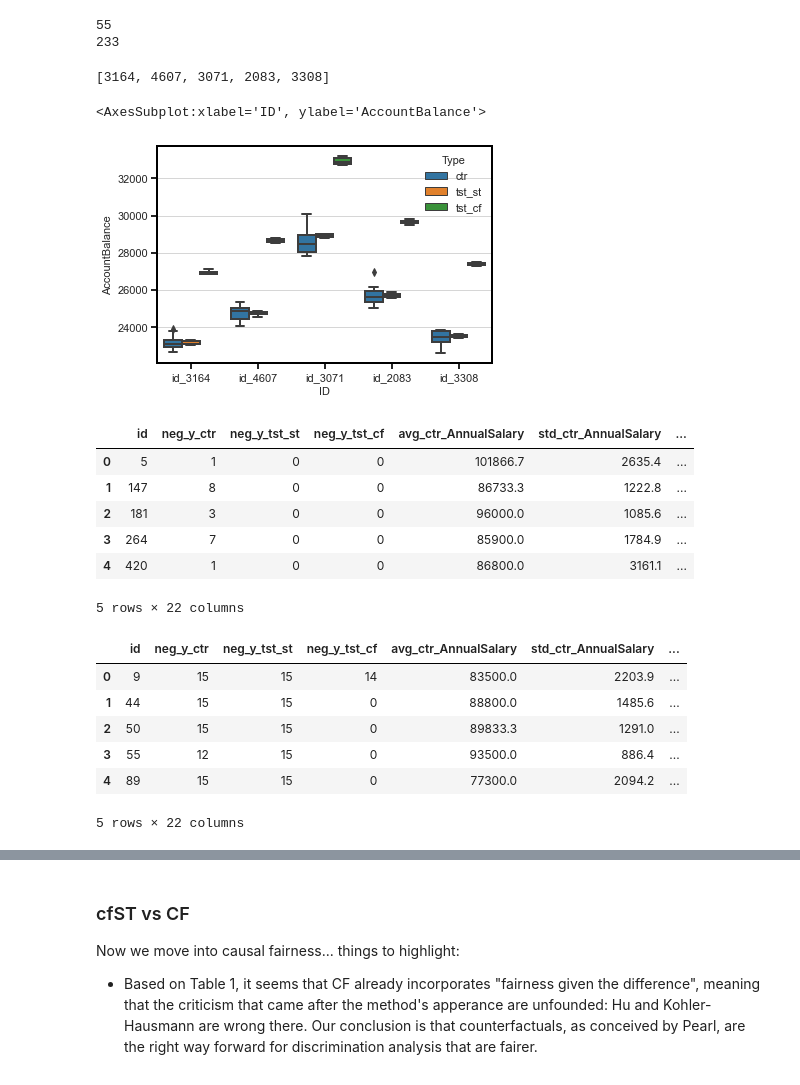
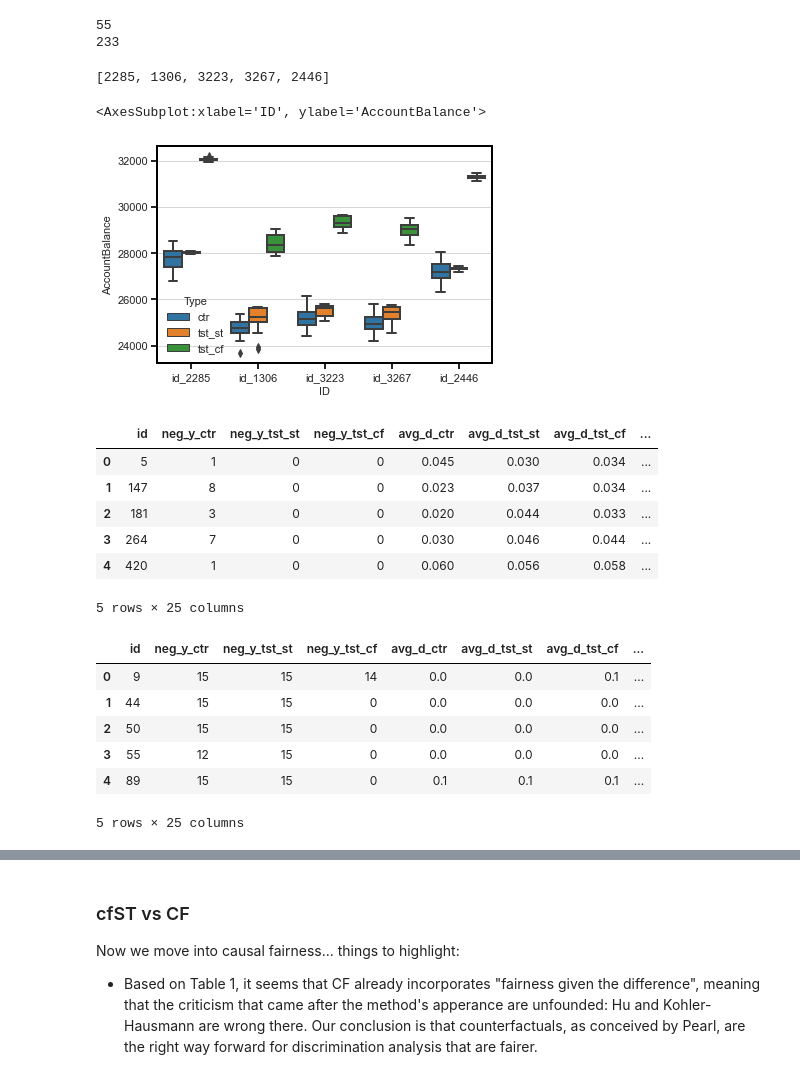
Before and after one commit to cc-jalvarez/counterfactual-situation-testing, a Jupyter notebook: prototype_synthetic_data.ipynb, the cells around one changed output, grey strips where cells are left out. Drawn from its saved outputs; the diff is of its cells as text; code cells hidden in the pictures.

```diff
--- a/prototype_synthetic_data.ipynb
+++ b/prototype_synthetic_data.ipynb
@@ -137,8 +147,9 @@ print(len(set2))
 # let's look at those c's that appear both in stST and cfST
 test_n = 5
 
-test_c = random.sample(set2, test_n)
+test_c = random.sample(set1, test_n)
 # test_c = random.sample(set2, test_n)
+
 print(test_c)
 
 var = ['AnnualSalary', 'AccountBalance']
@@ -155,38 +166,38 @@ for c in test_c:
     temp_df_list.append(temp_ctr)
     del temp_ctr
 
 #     print(stST_knn[c]['tst_idx'])
     temp_tst_st = org_df.iloc[stST_knn[c]['tst_idx'], :][var].copy()
     temp_tst_st['ID'] = 'id_' + str(c)
     temp_tst_st['Type'] = 'tst_st'
     temp_df_list.append(temp_tst_st)
     del temp_tst_st
 
 #     print(cfST_knn[c]['tst_idx'])
     temp_tst_cf = org_cf_df.iloc[cfST_knn[c]['tst_idx'], :][var].copy()
     temp_tst_cf['ID'] = 'id_' + str(c)
     temp_tst_cf['Type'] = 'tst_cf'
     temp_df_list.append(temp_tst_cf)
     del temp_tst_cf
 
 
 
 box_plot_data = pd.concat(temp_df_list)
 del temp_df_list
 
 # box_plot_data
 sns.boxplot(x = box_plot_data['ID'],
             y = box_plot_data['AccountBalance'],
             hue = box_plot_data['Type'])
 
 # todo: save var x set combination
 # %% [output]
-[3164, 4607, 3071, 2083, 3308]
+[2285, 1306, 3223, 3267, 2446]
 <AxesSubplot:xlabel='ID', ylabel='AccountBalance'>
-[figure, old version]
+[figure, new version]
 # %%
 # Get summary stats
-nsf = 1
+nsf = 3
 list_temp_df = []
 var = ['AnnualSalary', 'AccountBalance']
 var.append('LoanApproval')
@@ -200,9 +211,14 @@ for c in set1:
 
     temp_df['id'] = c
 
-    temp_df['neg_y_ctr'] = temp_ctr[temp_ctr['LoanApproval'] == -1].shape[0]
+    temp_df['neg_y_ctr']    = temp_ctr[temp_ctr['LoanApproval'] == -1].shape[0]
     temp_df['neg_y_tst_st'] = temp_tst_st[temp_tst_st['LoanApproval'] == -1].shape[0]
     temp_df['neg_y_tst_cf'] = temp_tst_cf[temp_tst_cf['LoanApproval'] == -1].shape[0]
+
+    temp_df['avg_d_ctr']    = round(sum(stST_dis[c]['ctr_idx']) / len(stST_dis[c]['ctr_idx']), nsf)
+    temp_df['avg_d_tst_st'] = round(sum(stST_dis[c]['tst_idx']) / len(stST_dis[c]['tst_idx']), nsf)
+    temp_df['avg_d_tst_cf'] = round(sum(cfST_dis[c]['tst_idx']) / len(cfST_dis[c]['tst_idx']), nsf)
+
 
     for v in var:
         temp_df['avg_ctr_' + v] = round(temp_ctr.mean()[v], nsf)
@@ -220,13 +236,13 @@ set1_summary_stats = pd.DataFrame(list_temp_df)
 
 set1_summary_stats.head(5)
 # %% [output]
-|  | id | neg_y_ctr | neg_y_tst_st | neg_y_tst_cf | avg_ctr_AnnualSalary | std_ctr_AnnualSalary | ... |
-| 0 | 5 | 1 | 0 | 0 | 101866.7 | 2635.4 | ... |
-| 1 | 147 | 8 | 0 | 0 | 86733.3 | 1222.8 | ... |
-| 2 | 181 | 3 | 0 | 0 | 96000.0 | 1085.6 | ... |
-| 3 | 264 | 7 | 0 | 0 | 85900.0 | 1784.9 | ... |
-| 4 | 420 | 1 | 0 | 0 | 86800.0 | 3161.1 | ... |
+|  | id | neg_y_ctr | neg_y_tst_st | neg_y_tst_cf | avg_d_ctr | avg_d_tst_st | avg_d_tst_cf | ... |
+| 0 | 5 | 1 | 0 | 0 | 0.045 | 0.030 | 0.034 | ... |
+| 1 | 147 | 8 | 0 | 0 | 0.023 | 0.037 | 0.034 | ... |
+| 2 | 181 | 3 | 0 | 0 | 0.020 | 0.044 | 0.033 | ... |
+| 3 | 264 | 7 | 0 | 0 | 0.030 | 0.046 | 0.044 | ... |
+| 4 | 420 | 1 | 0 | 0 | 0.060 | 0.056 | 0.058 | ... |
-5 rows × 22 columns
+5 rows × 25 columns
 # %%
 # Get summary stats
 nsf = 1
@@ -243,9 +259,13 @@ for c in set2:
 
     temp_df['id'] = c
 
-    temp_df['neg_y_ctr'] = temp_ctr[temp_ctr['LoanApproval'] == -1].shape[0]
+    temp_df['neg_y_ctr']    = temp_ctr[temp_ctr['LoanApproval'] == -1].shape[0]
     temp_df['neg_y_tst_st'] = temp_tst_st[temp_tst_st['LoanApproval'] == -1].shape[0]
     temp_df['neg_y_tst_cf'] = temp_tst_cf[temp_tst_cf['LoanApproval'] == -1].shape[0]
+
+    temp_df['avg_d_ctr']    = round(sum(stST_dis[c]['ctr_idx']) / len(stST_dis[c]['ctr_idx']), nsf)
+    temp_df['avg_d_tst_st'] = round(sum(stST_dis[c]['tst_idx']) / len(stST_dis[c]['tst_idx']), nsf)
+    temp_df['avg_d_tst_cf'] = round(sum(cfST_dis[c]['tst_idx']) / len(cfST_dis[c]['tst_idx']), nsf)
 
     for v in var:
         temp_df['avg_ctr_' + v] = round(temp_ctr.mean()[v], nsf)
@@ -262,13 +282,13 @@ for c in set2:
 set2_summary_stats = pd.DataFrame(list_temp_df)
 set2_summary_stats.head(5)
 # %% [output]
-|  | id | neg_y_ctr | neg_y_tst_st | neg_y_tst_cf | avg_ctr_AnnualSalary | std_ctr_AnnualSalary | ... |
-| 0 | 9 | 15 | 15 | 14 | 83500.0 | 2203.9 | ... |
-| 1 | 44 | 15 | 15 | 0 | 88800.0 | 1485.6 | ... |
-| 2 | 50 | 15 | 15 | 0 | 89833.3 | 1291.0 | ... |
-| 3 | 55 | 12 | 15 | 0 | 93500.0 | 886.4 | ... |
-| 4 | 89 | 15 | 15 | 0 | 77300.0 | 2094.2 | ... |
+|  | id | neg_y_ctr | neg_y_tst_st | neg_y_tst_cf | avg_d_ctr | avg_d_tst_st | avg_d_tst_cf | ... |
+| 0 | 9 | 15 | 15 | 14 | 0.0 | 0.0 | 0.1 | ... |
+| 1 | 44 | 15 | 15 | 0 | 0.0 | 0.0 | 0.0 | ... |
+| 2 | 50 | 15 | 15 | 0 | 0.0 | 0.0 | 0.0 | ... |
+| 3 | 55 | 12 | 15 | 0 | 0.0 | 0.0 | 0.0 | ... |
+| 4 | 89 | 15 | 15 | 0 | 0.1 | 0.1 | 0.1 | ... |
-5 rows × 22 columns
+5 rows × 25 columns
 # %%
 set1_summary_stats.mean()
 # %% [output]
```
Also changed, not shown: parts of 19 cells of this notebook.
